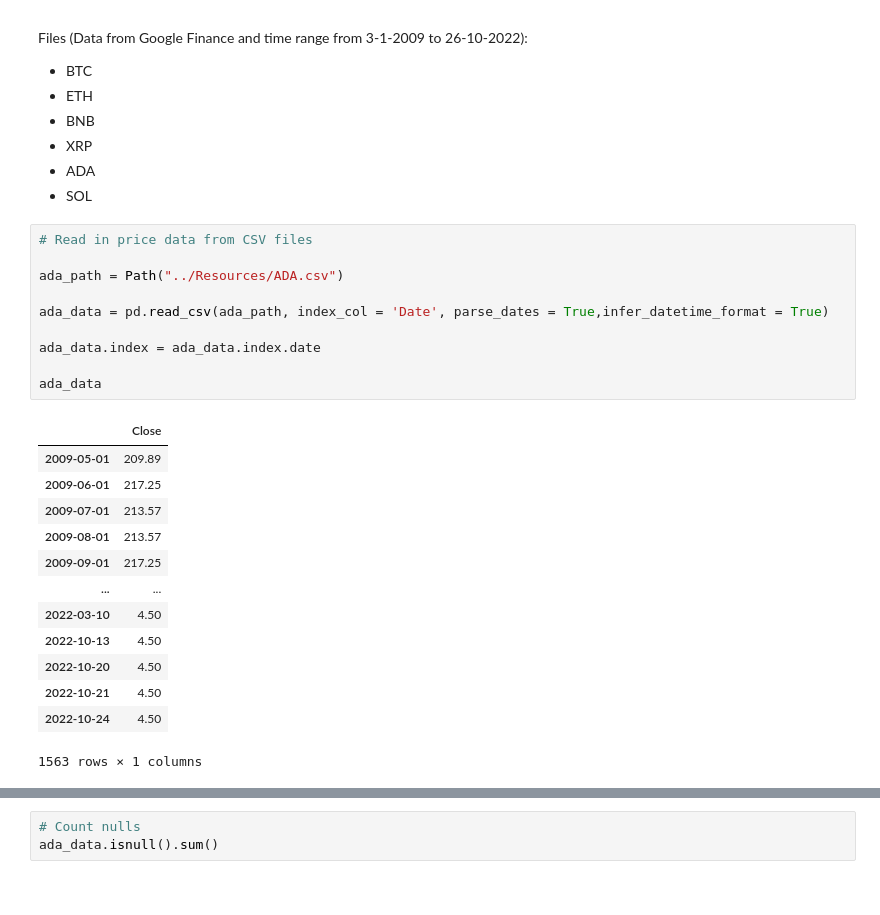
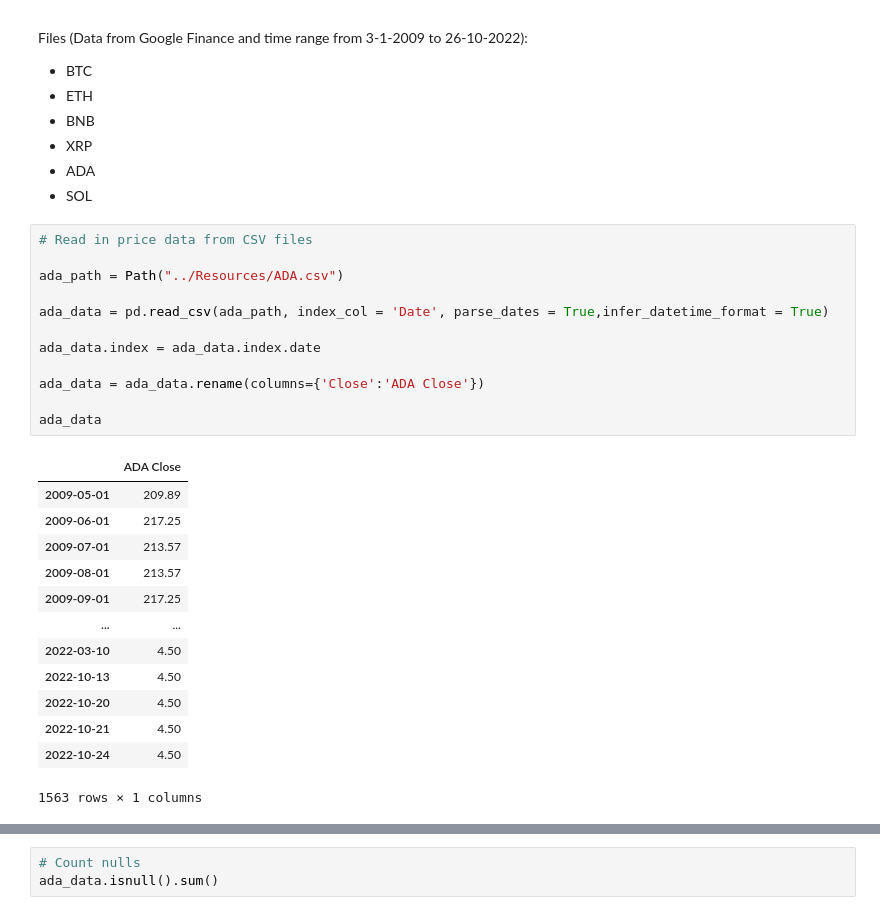
Before and after one commit to NavpreetNat/Crypto_Master, a Jupyter notebook: codes/crypto_master.ipynb, the cells around one changed output, grey strips where cells are left out. Saved outputs shown, nothing was run; the diff lists cells and outputs as text.

```diff
--- a/codes/crypto_master.ipynb
+++ b/codes/crypto_master.ipynb
@@ -31,15 +31,17 @@ Files (Data from Google Finance and time range from 3-1-2009 to 26-10-2022):
 # %%
 # Read in price data from CSV files
 
 ada_path = Path("../Resources/ADA.csv")
 
 ada_data = pd.read_csv(ada_path, index_col = 'Date', parse_dates = True,infer_datetime_format = True)
 
 ada_data.index = ada_data.index.date
 
+ada_data = ada_data.rename(columns={'Close':'ADA Close'})
+
 ada_data
 # %% [output]
-|  | Close |
+|  | ADA Close |
 | 2009-05-01 | 209.89 |
 | 2009-06-01 | 217.25 |
 | 2009-07-01 | 213.57 |
```
Also changed, not shown: parts of 15 cells of this notebook, 2 other files.
